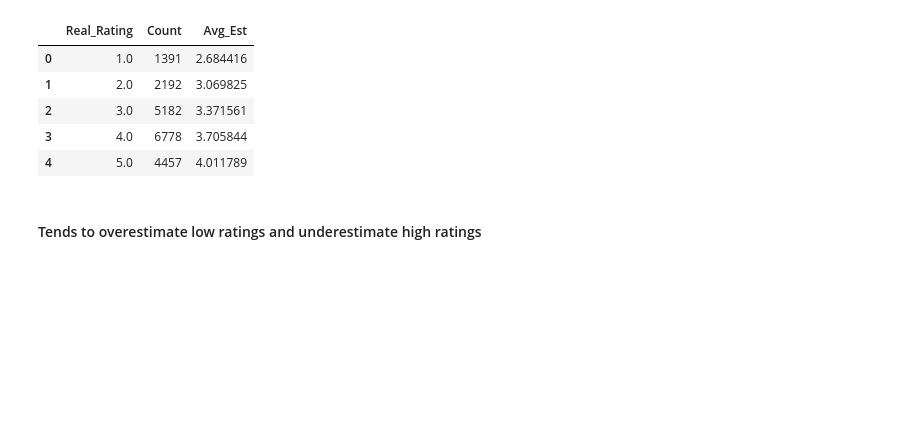
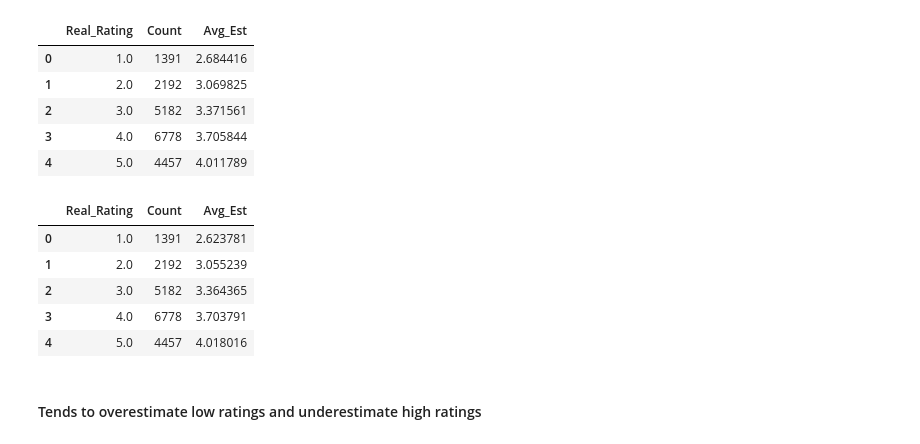
Before and after one commit to YiteWang/STAT542Group10, a Jupyter notebook: final/benchmark.ipynb, the cells around one changed output. Drawn from its saved outputs; the diff is of its cells as text; code cells hidden in the pictures; blank space fills up the shorter version.

```diff
--- a/final/benchmark.ipynb
+++ b/final/benchmark.ipynb
@@ -332,6 +539,21 @@ svd_ResultComparison
 | 2 | 3.0 | 5182 | 3.371561 |
 | 3 | 4.0 | 6778 | 3.705844 |
 | 4 | 5.0 | 4457 | 4.011789 |
+# %%
+svd_predictions = SVD(n_factors=50, n_epochs=50, lr_all=0.01, reg_all=0.1, verbose=False,random_state=42,biased=True).fit(trainset_final).test(testset_final)
+svd_ResultCatcher = pd.DataFrame(svd_predictions, columns=['User', 'Restaurant', 'Real_Rating', 'Estimated_Rating', 'details'])
+svd_ResultCatcher.drop(['details'], axis=1, inplace=True)
+svd_ResultComparison = pd.DataFrame({'Count': svd_ResultCatcher.groupby(['Real_Rating']).size(),
+        'Avg_Est': svd_ResultCatcher.groupby(['Real_Rating']).mean()['Estimated_Rating']
+        }).reset_index()
+svd_ResultComparison
+# %% [output]
+|  | Real_Rating | Count | Avg_Est |
+| 0 | 1.0 | 1391 | 2.623781 |
+| 1 | 2.0 | 2192 | 3.055239 |
+| 2 | 3.0 | 5182 | 3.364365 |
+| 3 | 4.0 | 6778 | 3.703791 |
+| 4 | 5.0 | 4457 | 4.018016 |
 # %% [markdown]
 #### Tends to overestimate low ratings and underestimate high ratings
 # %% [markdown]
```
Also changed, not shown: parts of 13 cells of this notebook.
